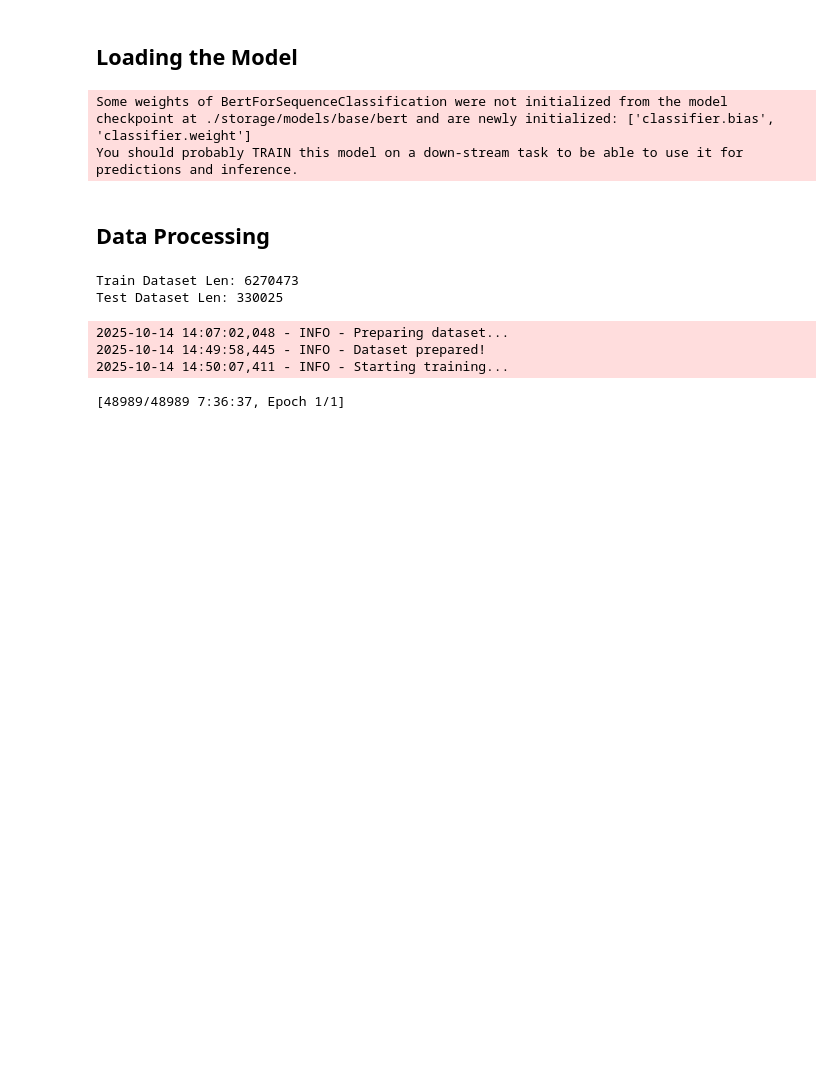
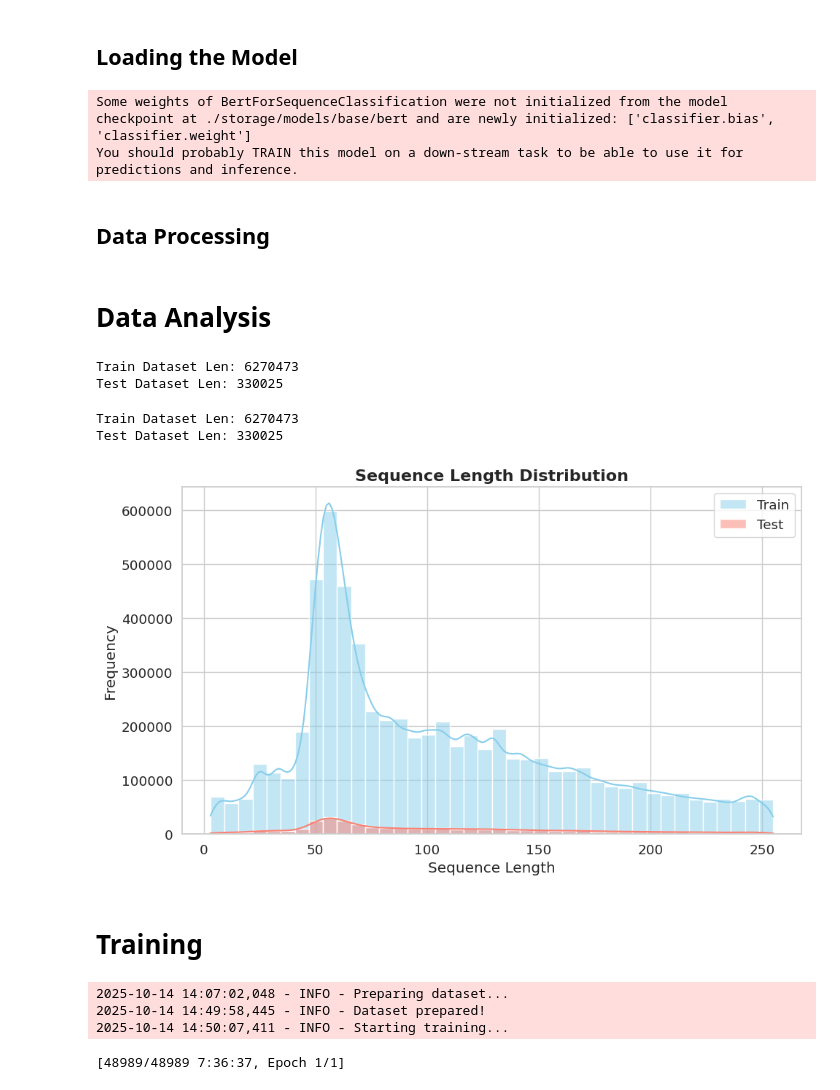
Before and after one commit to GustavoHCruz/CodingDNATransformers, a Jupyter notebook: src/main-exin-bert.ipynb, the cells around one changed output. Cells and saved outputs as stored; diff of their text form; code cells hidden in the pictures; blank space fills up the shorter version.

Commit message:
data analysis and dnabert for nucl task

```diff
--- a/src/main-exin-bert.ipynb
+++ b/src/main-exin-bert.ipynb
@@ -61,12 +63,39 @@ train_dataset, test_dataset = train_test_split(
 	random_state=seed,
 	shuffle=True
 )
+# %% [markdown]
+# Data Analysis
 # %%
 print("Train Dataset Len:", len(train_dataset))
 print("Test Dataset Len:", len(test_dataset))
 # %% [output]
 Train Dataset Len: 6270473
 Test Dataset Len: 330025
+# %%
+train_lengths = [len(example["sequence"]) for example in train_dataset]
+test_lengths = [len(example["sequence"]) for example in test_dataset]
+# %%
+print("Train Dataset Len:", len(train_dataset))
+print("Test Dataset Len:", len(test_dataset))
+
+sns.set_theme(style="whitegrid", palette="muted", font_scale=1.2)
+
+plt.figure(figsize=(10, 6))
+sns.histplot(train_lengths, kde=True, bins=40, color="skyblue", label="Train")
+sns.histplot(test_lengths, kde=True, bins=40, color="salmon", label="Test")
+
+plt.title("Sequence Length Distribution", fontsize=16, weight="bold")
+plt.xlabel("Sequence Length")
+plt.ylabel("Frequency")
+plt.legend()
+plt.tight_layout()
+plt.show()
+# %% [output]
+Train Dataset Len: 6270473
+Test Dataset Len: 330025
+[figure, added]
+# %% [markdown]
+# Training
 # %%
 llm.train(
   dataset=train_dataset,
```
Also changed, not shown: parts of 3 cells of this notebook, 5 other files.
